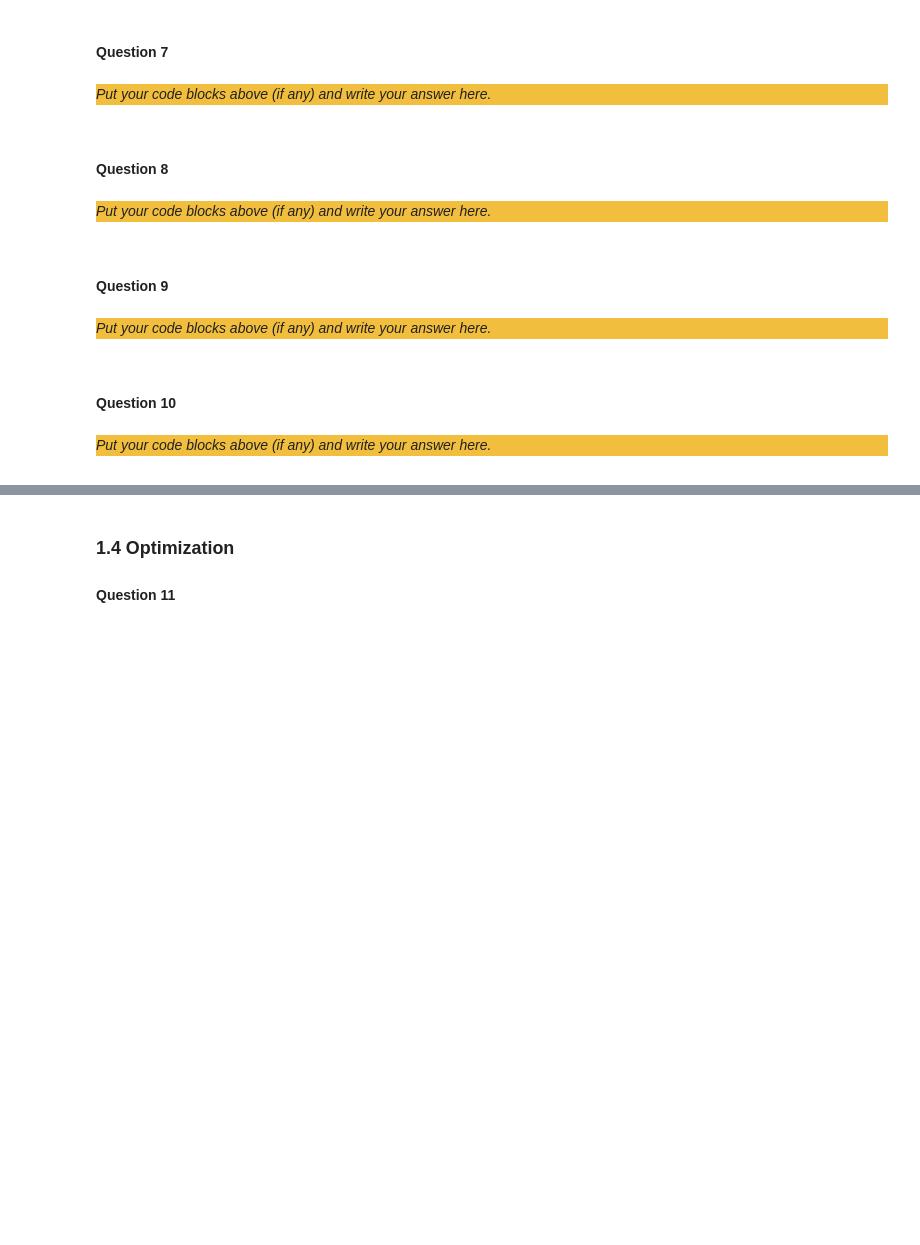
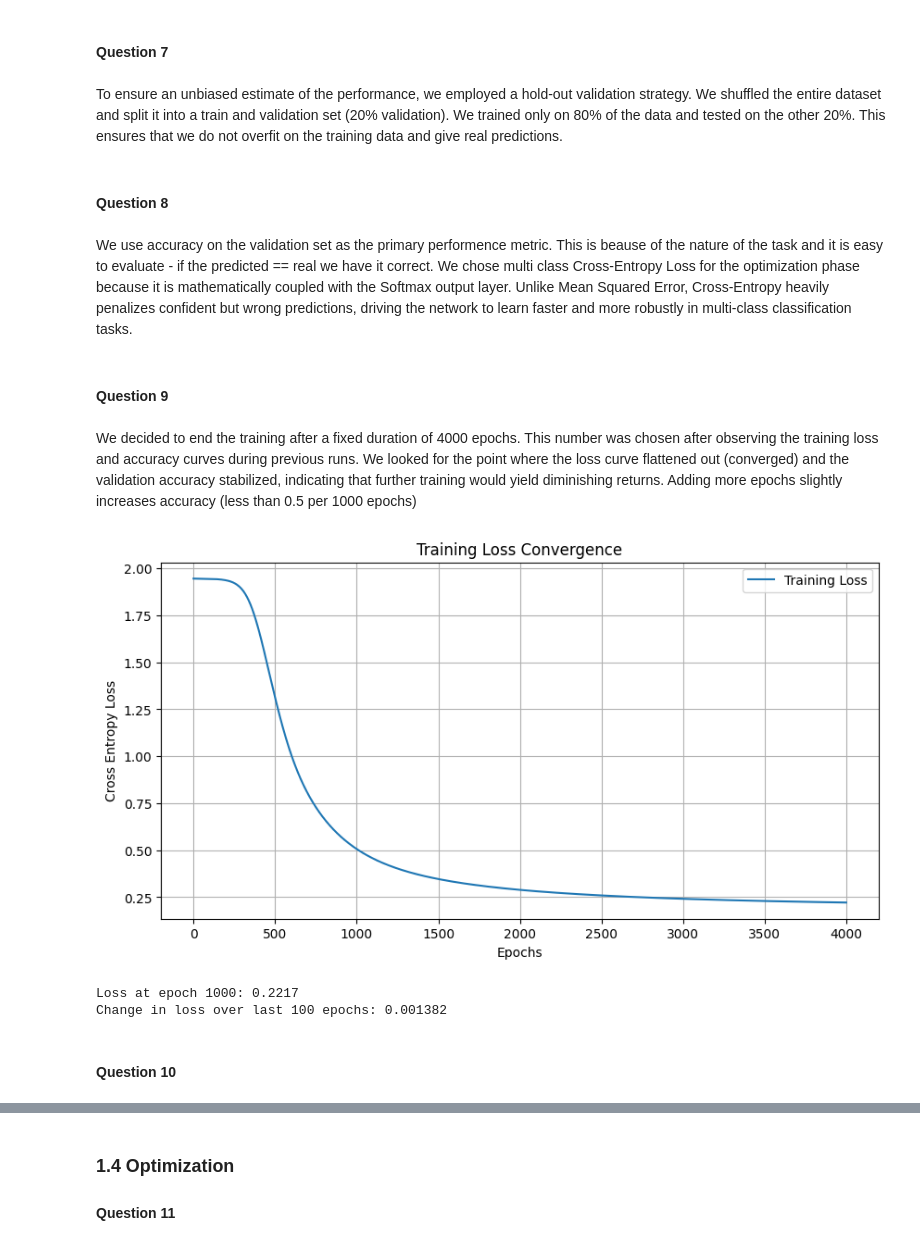
Before and after one commit to zain1290/Artificial-Neural-Network, a Jupyter notebook: src/Danny.ipynb, the cells around one changed output, grey strips where cells are left out. Cells and saved outputs as stored; diff of their text form; code cells hidden in the pictures; blank space fills up the shorter version.

```diff
--- a/src/Danny.ipynb
+++ b/src/Danny.ipynb
@@ -326,32 +542,34 @@ def train(net, inputs, labels, criterion, lr):
 # %% [markdown]
 #### Question 7
-# %% [markdown]
-<div style="background-color:#f1be3e">
-
-_Put your code blocks above (if any) and write your answer here._
-
-</div>
+# %% [markdown]
+
+To ensure an unbiased estimate of the performance, we employed a hold-out validation strategy. We shuffled the entire dataset and split it into a train and validation set (20% validation). We trained only on 80% of the data and tested on the other 20%. This ensures that we do not overfit on the training data and give real predictions.
 # %% [markdown]
 #### Question 8
-# %% [markdown]
-<div style="background-color:#f1be3e">
-
-_Put your code blocks above (if any) and write your answer here._
-
-</div>
+# %% [markdown]
+We use accuracy on the validation set as the primary performence metric. This is beause of the nature of the task and it is easy to evaluate - if the predicted == real we have it correct.
+We chose multi class Cross-Entropy Loss for the optimization phase because it is mathematically coupled with the Softmax output layer. Unlike Mean Squared Error, Cross-Entropy heavily penalizes confident but wrong predictions, driving the network to learn faster and more robustly in multi-class classification tasks.
 # %% [markdown]
 #### Question 9
-# %% [markdown]
-<div style="background-color:#f1be3e">
-
-_Put your code blocks above (if any) and write your answer here._
-
-</div>
+# %% [markdown]
+We decided to end the training after a fixed duration of 4000 epochs. This number was chosen after observing the training loss and accuracy curves during previous runs. We looked for the point where the loss curve flattened out (converged) and the validation accuracy stabilized, indicating that further training would yield diminishing returns. Adding more epochs slightly increases accuracy (less than 0.5 per 1000 epochs)
+# %%
+# Plotting the loss history to visualize convergence
+plt.figure(figsize=(10, 5))
+plt.plot(loss_history, label='Training Loss')
+plt.title('Training Loss Convergence')
+plt.xlabel('Epochs')
+plt.ylabel('Cross Entropy Loss')
+plt.legend()
+plt.grid(True)
+plt.show()
+
+# Print final stats to confirm stability
+print(f"Loss at epoch 1000: {loss_history[-1]:.4f}")
+print(f"Change in loss over last 100 epochs: {abs(loss_history[-1] - loss_history[-100]):.6f}")
+# %% [output]
+[figure, added]
+Loss at epoch 1000: 0.2217
+Change in loss over last 100 epochs: 0.001382
 # %% [markdown]
 #### Question 10
-# %% [markdown]
-<div style="background-color:#f1be3e">
-
-_Put your code blocks above (if any) and write your answer here._
-
-</div>
```
Also changed, not shown: parts of 15 cells of this notebook, 1 other file.
